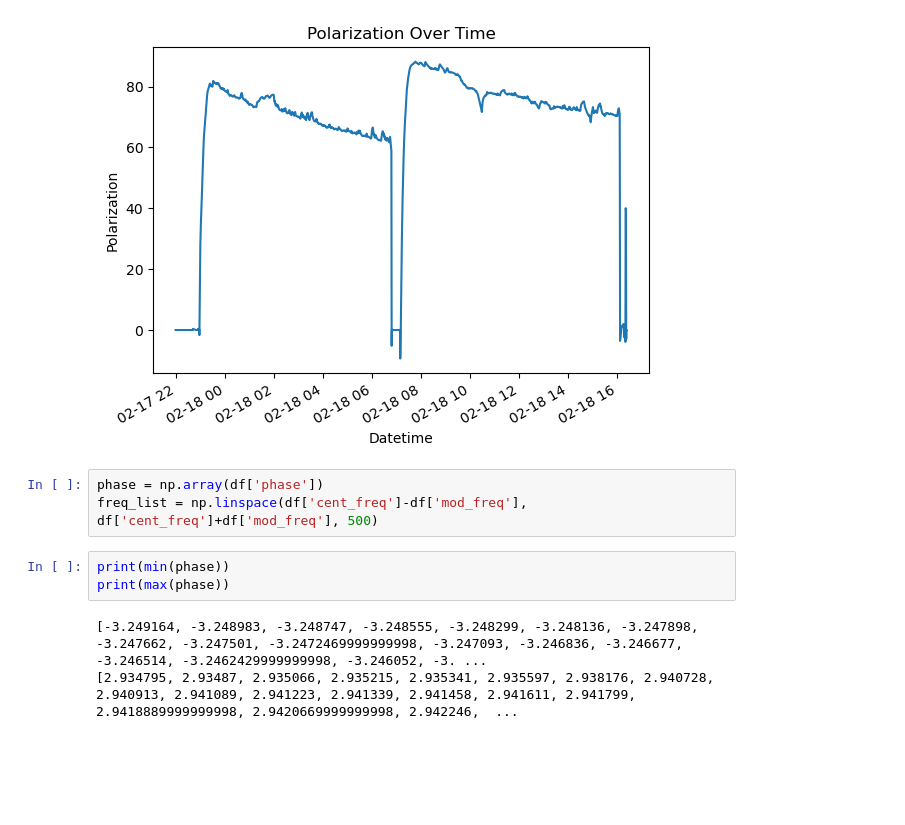
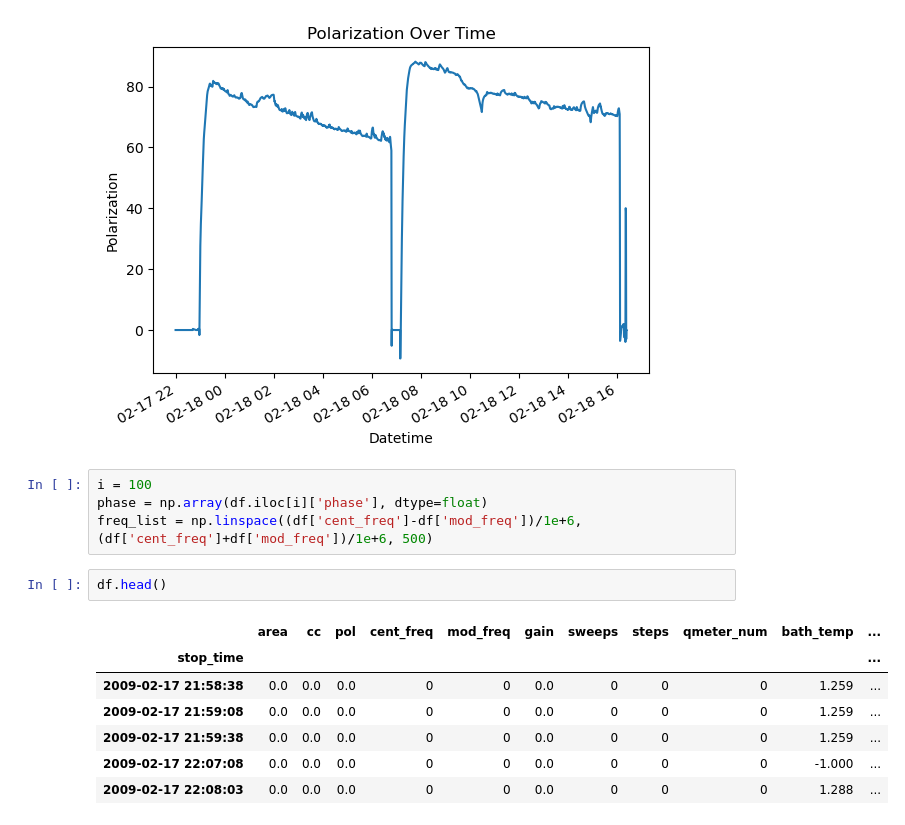
Before and after one commit to evan-toon/DNP, a Jupyter notebook: sane_gaussian_fitting.ipynb, the cells around one changed output. Cells and saved outputs as stored; diff of their text form; blank space fills up the shorter version.

```diff
--- a/sane_gaussian_fitting.ipynb
+++ b/sane_gaussian_fitting.ipynb
@@ -19,11 +19,16 @@ df['pol'].plot(title='Polarization Over Time',
 <Axes: title={'center': 'Polarization Over Time'}, xlabel='Datetime', ylabel='Polarization'>
 [figure]
 # %%
-phase = np.array(df['phase'])
-freq_list = np.linspace(df['cent_freq']-df['mod_freq'], df['cent_freq']+df['mod_freq'], 500)
+i = 100
+phase = np.array(df.iloc[i]['phase'], dtype=float)
+freq_list = np.linspace((df['cent_freq']-df['mod_freq'])/1e+6, (df['cent_freq']+df['mod_freq'])/1e+6, 500)
 # %%
-print(min(phase))
-print(max(phase))
+df.head()
 # %% [output]
-[-3.249164, -3.248983, -3.248747, -3.248555, -3.248299, -3.248136, -3.247898, -3.247662, -3.247501, -3.2472469999999998, -3.247093, -3.246836, -3.246677, -3.246514, -3.2462429999999998, -3.246052, -3. ...
-[2.934795, 2.93487, 2.935066, 2.935215, 2.935341, 2.935597, 2.938176, 2.940728, 2.940913, 2.941089, 2.941223, 2.941339, 2.941458, 2.941611, 2.941799, 2.9418889999999998, 2.9420669999999998, 2.942246,  ...
+|  | area | cc | pol | cent_freq | mod_freq | gain | sweeps | steps | qmeter_num | bath_temp | ... |
+| stop_time |  |  |  |  |  |  |  |  |  |  | ... |
+| 2009-02-17 21:58:38 | 0.0 | 0.0 | 0.0 | 0 | 0 | 0.0 | 0 | 0 | 0 | 1.259 | ... |
+| 2009-02-17 21:59:08 | 0.0 | 0.0 | 0.0 | 0 | 0 | 0.0 | 0 | 0 | 0 | 1.259 | ... |
+| 2009-02-17 21:59:38 | 0.0 | 0.0 | 0.0 | 0 | 0 | 0.0 | 0 | 0 | 0 | 1.259 | ... |
+| 2009-02-17 22:07:08 | 0.0 | 0.0 | 0.0 | 0 | 0 | 0.0 | 0 | 0 | 0 | -1.000 | ... |
+| 2009-02-17 22:08:03 | 0.0 | 0.0 | 0.0 | 0 | 0 | 0.0 | 0 | 0 | 0 | 1.288 | ... |
```
Also changed, not shown: parts of 3 cells of this notebook.
